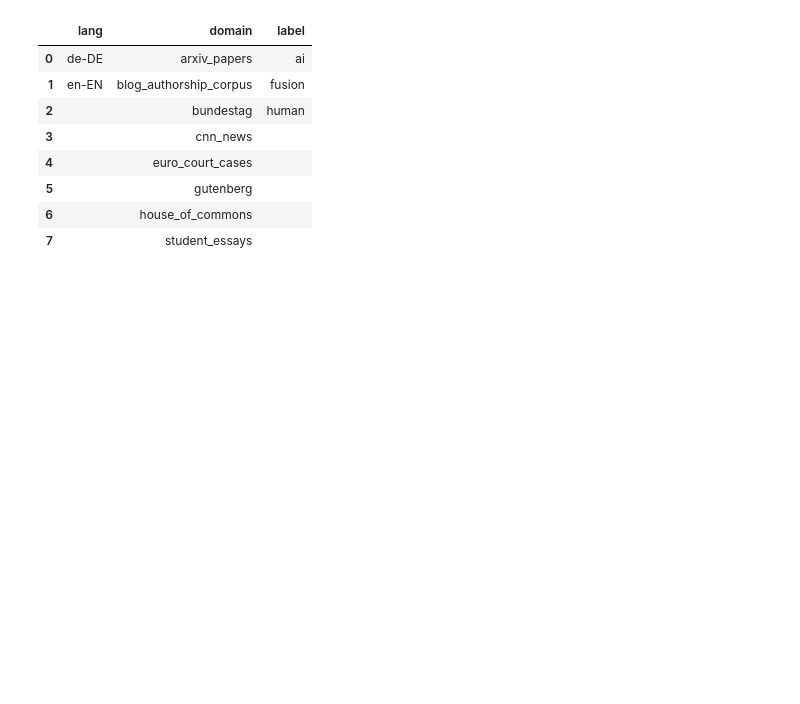
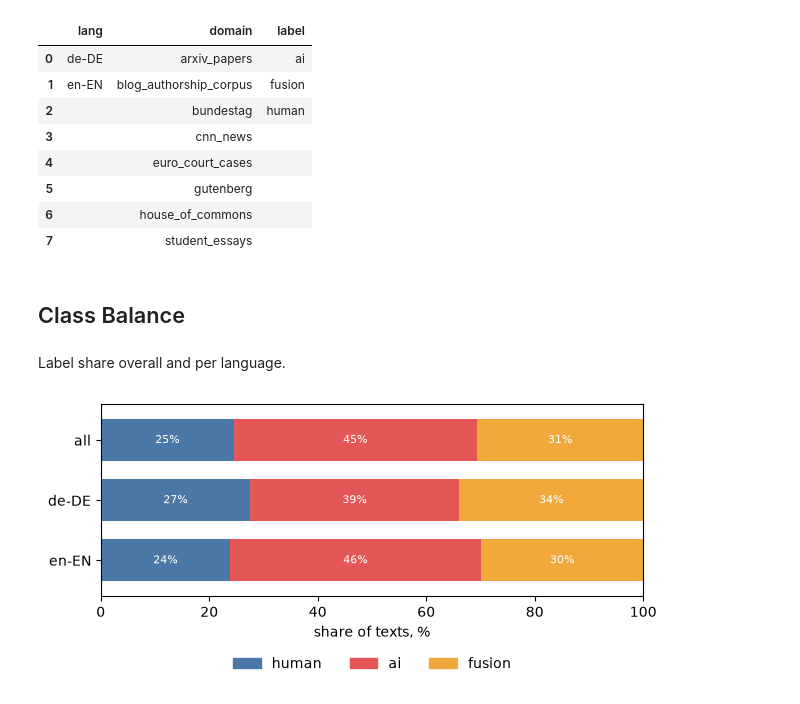
Before and after one commit to BohdanZasymovych/ai-hw3-ai-text-detection, a Jupyter notebook: notebooks/01_eda.ipynb, the cells around one changed output. Drawn from its saved outputs; the diff is of its cells as text; code cells hidden in the pictures; blank space fills up the shorter version.

```diff
--- a/notebooks/01_eda.ipynb
+++ b/notebooks/01_eda.ipynb
@@ -45,3 +58,16 @@ pd.DataFrame(values).fillna("")
 | 5 |  | gutenberg |  |
 | 6 |  | house_of_commons |  |
 | 7 |  | student_essays |  |
+# %% [markdown]
+## Class Balance
+# %% [markdown]
+Label share overall and per language.
+# %%
+by_lang = pd.concat([train.assign(lang="all"), train])
+fig, ax = plt.subplots(figsize=(7, 2.5))
+plot_label_share(by_lang, "lang", ax)
+ax.legend(handles=[plt.Rectangle((0, 0), 1, 1, color=LABEL_COLORS[l]) for l in LABEL_ORDER],
+          labels=LABEL_ORDER, ncol=3, loc="upper center", bbox_to_anchor=(0.5, -0.25), frameon=False)
+plt.show()
+# %% [output]
+[figure, added]
```
Also changed, not shown: parts of 42 cells of this notebook, 8 other files.
